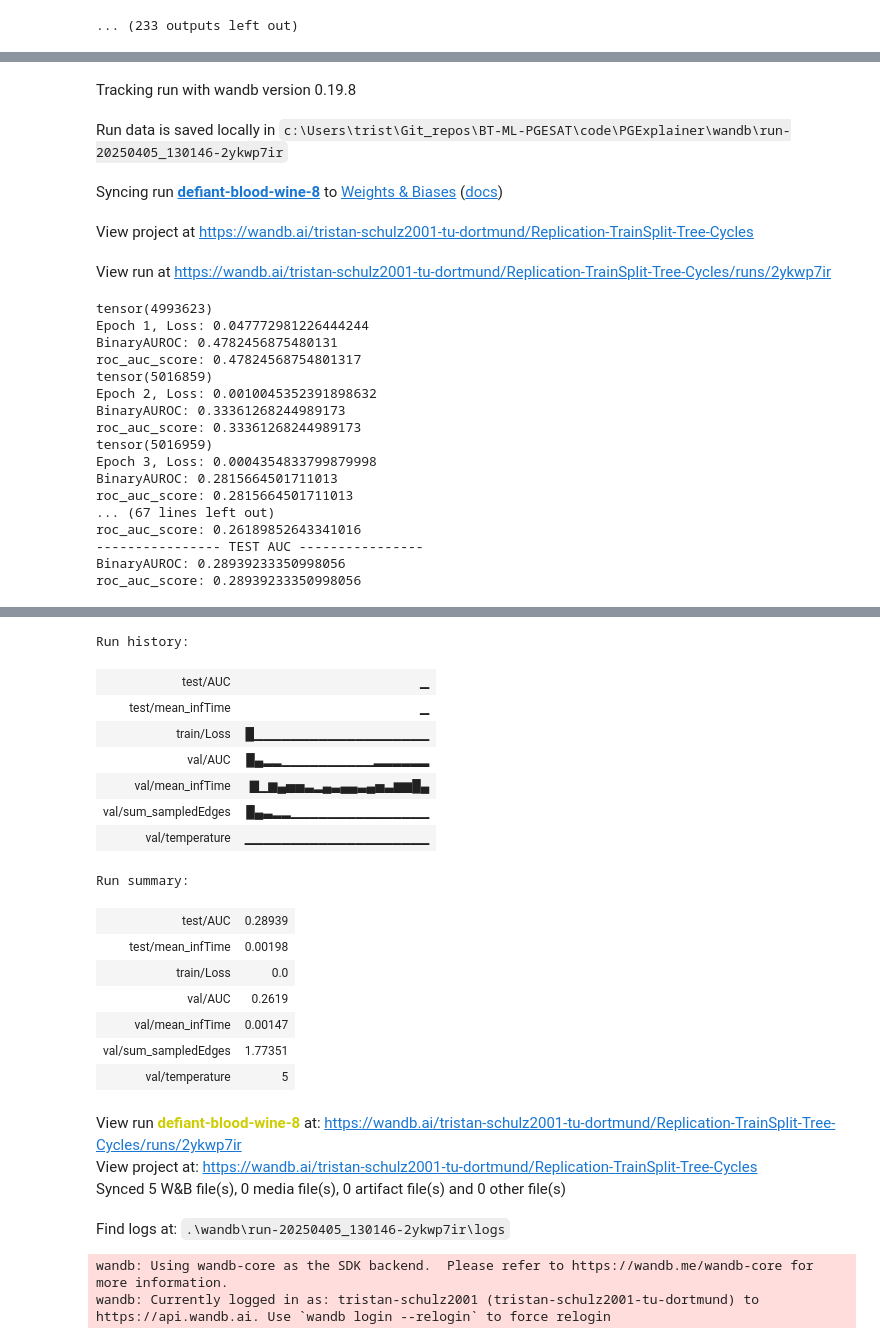
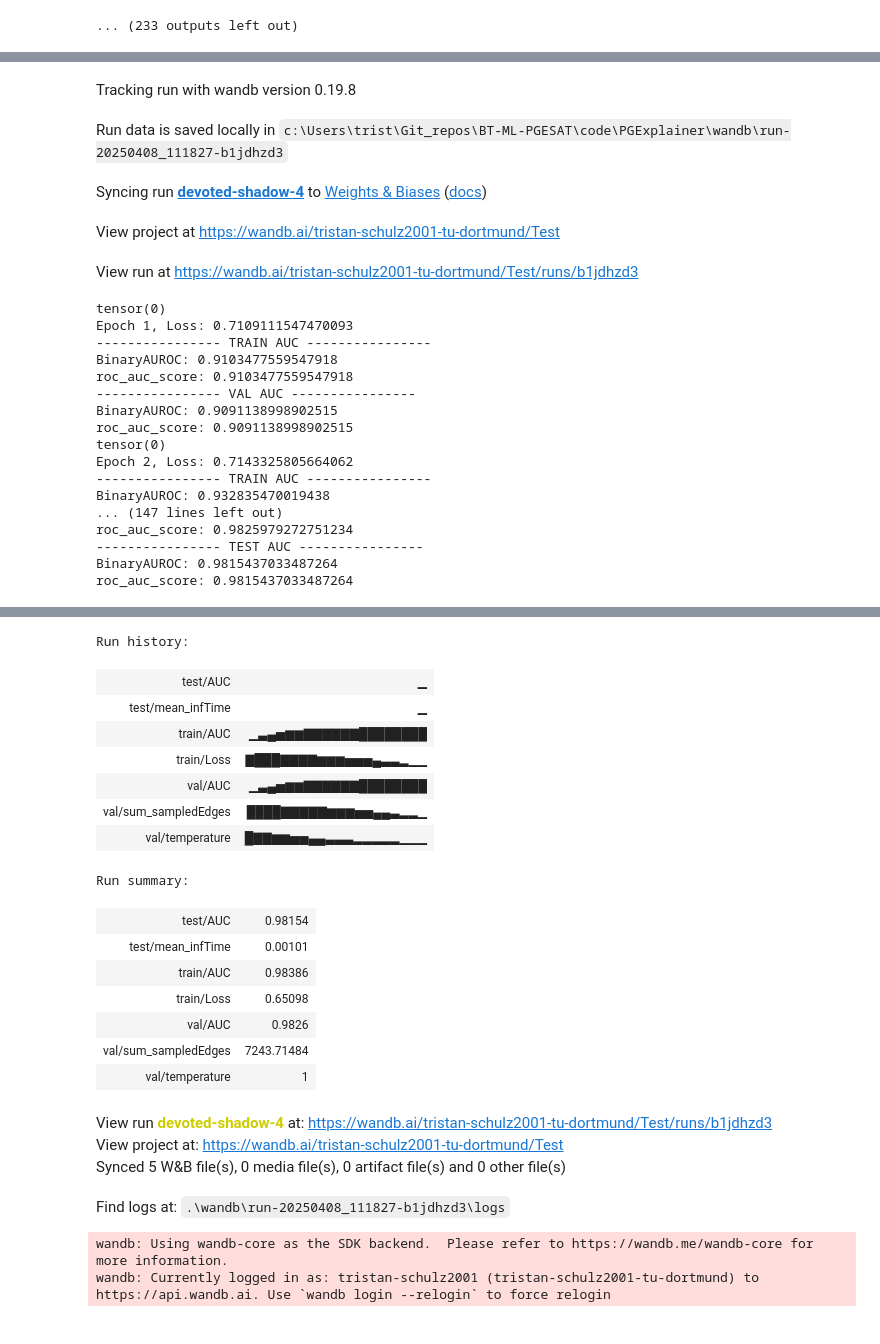
Before and after one commit to TrstnSch/BT-ML-PGESAT, a Jupyter notebook: code/PGExplainer/test.ipynb, the cells around one changed output, grey strips where cells are left out. Saved outputs shown, nothing was run; the diff lists cells and outputs as text; code cells hidden in the pictures.

```diff
--- a/code/PGExplainer/test.ipynb
+++ b/code/PGExplainer/test.ipynb
@@ -79,3 +77,5 @@ dataset="Tree-Cycles"
+# %%
+dataset="BA-2Motif"
 # %%
 wandb.agent(sweep_id, sweepExplainerBACommunity.trainExplainer)
 # %% [output]
@@ -121,5 +121,5 @@ Run history:
 # TODO: Probably best to load data here once and pass to each task?
 importlib.reload(evaluation)
 
-mlp, downstreamTask = trainExplainer_trainSplit.trainExplainer(dataset=dataset, save_model=False, wandb_project="Replication-TrainSplit-Tree-Cycles", runSeed=9)
+mlp, downstreamTask = trainExplainer_trainSplit.trainExplainer(dataset=dataset, save_model=False, wandb_project="Test", runSeed=9)
 # %% [output]
@@ -126,46 +128,46 @@ mlp, downstreamTask = trainExplainer_trainSplit.trainExplainer(dataset=dataset,
 Tracking run with wandb version 0.19.8
-Run data is saved locally in c:\Users\trist\Git_repos\BT-ML-PGESAT\code\PGExplainer\wandb\run-20250405_130146-2ykwp7ir
+Run data is saved locally in c:\Users\trist\Git_repos\BT-ML-PGESAT\code\PGExplainer\wandb\run-20250408_111827-b1jdhzd3
-Syncing run defiant-blood-wine-8 to Weights & Biases (docs)
+Syncing run devoted-shadow-4 to Weights & Biases (docs)
-View project at https://wandb.ai/tristan-schulz2001-tu-dortmund/Replication-TrainSplit-Tree-Cycles
+View project at https://wandb.ai/tristan-schulz2001-tu-dortmund/Test
-View run at https://wandb.ai/tristan-schulz2001-tu-dortmund/Replication-TrainSplit-Tree-Cycles/runs/2ykwp7ir
+View run at https://wandb.ai/tristan-schulz2001-tu-dortmund/Test/runs/b1jdhzd3
-tensor(4993623)
-Epoch 1, Loss: 0.047772981226444244
-BinaryAUROC: 0.4782456875480131
-roc_auc_score: 0.47824568754801317
-tensor(5016859)
-Epoch 2, Loss: 0.0010045352391898632
-BinaryAUROC: 0.33361268244989173
-roc_auc_score: 0.33361268244989173
-tensor(5016959)
-Epoch 3, Loss: 0.0004354833799879998
-BinaryAUROC: 0.2815664501711013
-roc_auc_score: 0.2815664501711013
-... (67 lines left out)
-roc_auc_score: 0.26189852643341016
----------------- TEST AUC ----------------
-BinaryAUROC: 0.28939233350998056
-roc_auc_score: 0.28939233350998056
+tensor(0)
+Epoch 1, Loss: 0.7109111547470093
+---------------- TRAIN AUC ----------------
+BinaryAUROC: 0.9103477559547918
+roc_auc_score: 0.9103477559547918
+---------------- VAL AUC ----------------
+BinaryAUROC: 0.9091138998902515
+roc_auc_score: 0.9091138998902515
+tensor(0)
+Epoch 2, Loss: 0.7143325805664062
+---------------- TRAIN AUC ----------------
+BinaryAUROC: 0.932835470019438
+... (147 lines left out)
+roc_auc_score: 0.9825979272751234
+---------------- TEST AUC ----------------
+BinaryAUROC: 0.9815437033487264
+roc_auc_score: 0.9815437033487264
 [interactive output not drawn]
-Run history:
+Run history:
 | test/AUC | ▁ |
 | test/mean_infTime | ▁ |
-| train/Loss | █▁▁▁▁▁▁▁▁▁▁▁▁▁▁▁▁▁▁▁ |
-| val/AUC | █▄▂▂▁▁▁▁▁▁▁▁▁▁▂▂▂▂▂▂ |
-| val/mean_infTime | ▇▁▆▄▅▅▃▂▄▃▄▄▃▄▅▃▆▆█▄ |
-| val/sum_sampledEdges | █▄▃▂▂▁▁▁▁▁▁▁▁▁▁▁▁▁▁▁ |
-| val/temperature | ▁▁▁▁▁▁▁▁▁▁▁▁▁▁▁▁▁▁▁▁ |
+| train/AUC | ▁▃▄▅▆▆▇▇▇▇▇▇████████ |
+| train/Loss | ▇███▇▇▇▇▆▆▆▅▅▅▄▃▃▂▁▁ |
+| val/AUC | ▁▃▄▅▆▆▇▇▇▇▇▇████████ |
+| val/sum_sampledEdges | ████▇▇▇▇▇▆▆▆▅▅▄▄▃▂▂▁ |
+| val/temperature | █▇▇▆▆▅▅▄▄▃▃▃▂▂▂▂▂▁▁▁ |
-Run summary:
+Run summary:
-| test/AUC | 0.28939 |
-| test/mean_infTime | 0.00198 |
-| train/Loss | 0.0 |
-| val/AUC | 0.2619 |
-| val/mean_infTime | 0.00147 |
-| val/sum_sampledEdges | 1.77351 |
-| val/temperature | 5 |
+| test/AUC | 0.98154 |
+| test/mean_infTime | 0.00101 |
+| train/AUC | 0.98386 |
+| train/Loss | 0.65098 |
+| val/AUC | 0.9826 |
+| val/sum_sampledEdges | 7243.71484 |
+| val/temperature | 1 |
-View run defiant-blood-wine-8 at: https://wandb.ai/tristan-schulz2001-tu-dortmund/Replication-TrainSplit-Tree-Cycles/runs/2ykwp7ir
-View project at: https://wandb.ai/tristan-schulz2001-tu-dortmund/Replication-TrainSplit-Tree-Cycles
+View run devoted-shadow-4 at: https://wandb.ai/tristan-schulz2001-tu-dortmund/Test/runs/b1jdhzd3
+View project at: https://wandb.ai/tristan-schulz2001-tu-dortmund/Test
 Synced 5 W&B file(s), 0 media file(s), 0 artifact file(s) and 0 other file(s)
-Find logs at: .\wandb\run-20250405_130146-2ykwp7ir\logs
+Find logs at: .\wandb\run-20250408_111827-b1jdhzd3\logs
 # %%
 for i in range(0, 10):
     mlp, downstreamTask = trainExplainer_trainSplit.trainExplainer(dataset=dataset, save_model=False, wandb_project="Replication-TrainSplit-Tree-Cycles", runSeed=i)
```
Also changed, not shown: parts of 2 cells of this notebook, 18 other files.
